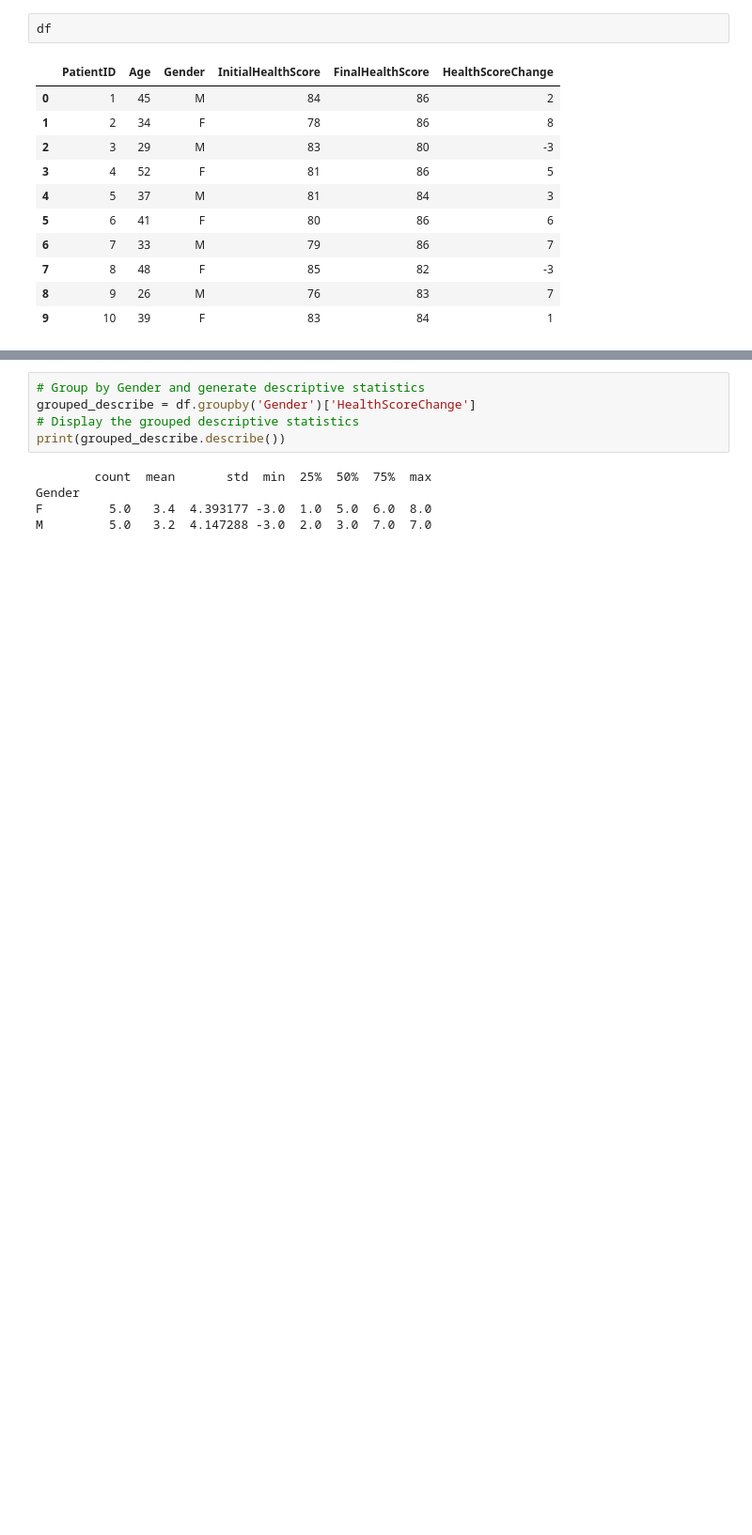
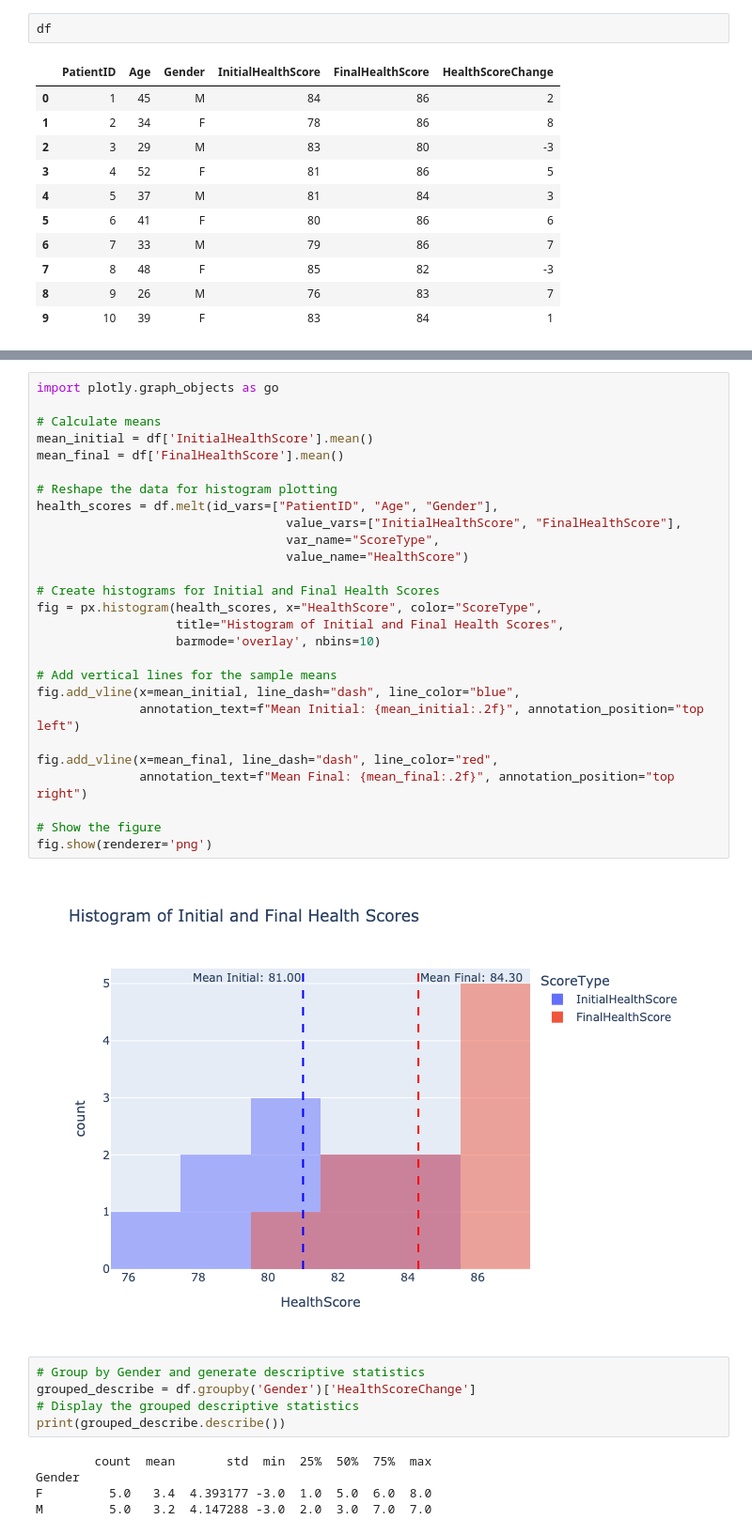
Before and after one commit to LucaPiccone/sta130, a Jupyter notebook: HW/HW_04.ipynb, the cells around one changed output, grey strips where cells are left out. Shown at 94% size. Saved outputs shown, nothing was run; the diff lists cells and outputs as text; blank space fills up the shorter version.

```diff
--- a/HW/HW_04.ipynb
+++ b/HW/HW_04.ipynb
@@ -476,3 +499,32 @@ df
+# %%
+import plotly.graph_objects as go
+
+# Calculate means
+mean_initial = df['InitialHealthScore'].mean()
+mean_final = df['FinalHealthScore'].mean()
+
+# Reshape the data for histogram plotting
+health_scores = df.melt(id_vars=["PatientID", "Age", "Gender"],
+                                  value_vars=["InitialHealthScore", "FinalHealthScore"],
+                                  var_name="ScoreType",
+                                  value_name="HealthScore")
+
+# Create histograms for Initial and Final Health Scores
+fig = px.histogram(health_scores, x="HealthScore", color="ScoreType",
+                   title="Histogram of Initial and Final Health Scores",
+                   barmode='overlay', nbins=10)
+
+# Add vertical lines for the sample means
+fig.add_vline(x=mean_initial, line_dash="dash", line_color="blue",
+              annotation_text=f"Mean Initial: {mean_initial:.2f}", annotation_position="top left")
+
+fig.add_vline(x=mean_final, line_dash="dash", line_color="red",
+              annotation_text=f"Mean Final: {mean_final:.2f}", annotation_position="top right")
+
+# Show the figure
+fig.show(renderer='png')
+# %% [output]
+[figure, added]
 # %%
 # Group by Gender and generate descriptive statistics
 grouped_describe = df.groupby('Gender')['HealthScoreChange']
```
Also changed, not shown: parts of 12 cells of this notebook, 1 other file.
